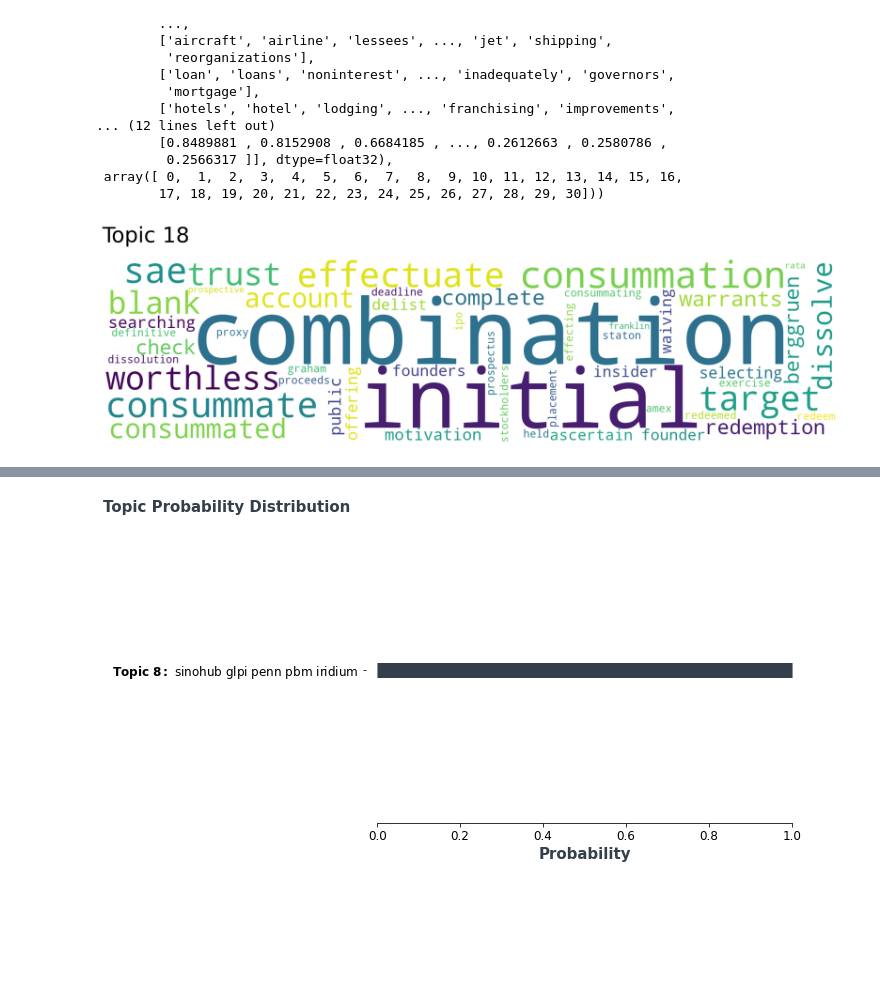
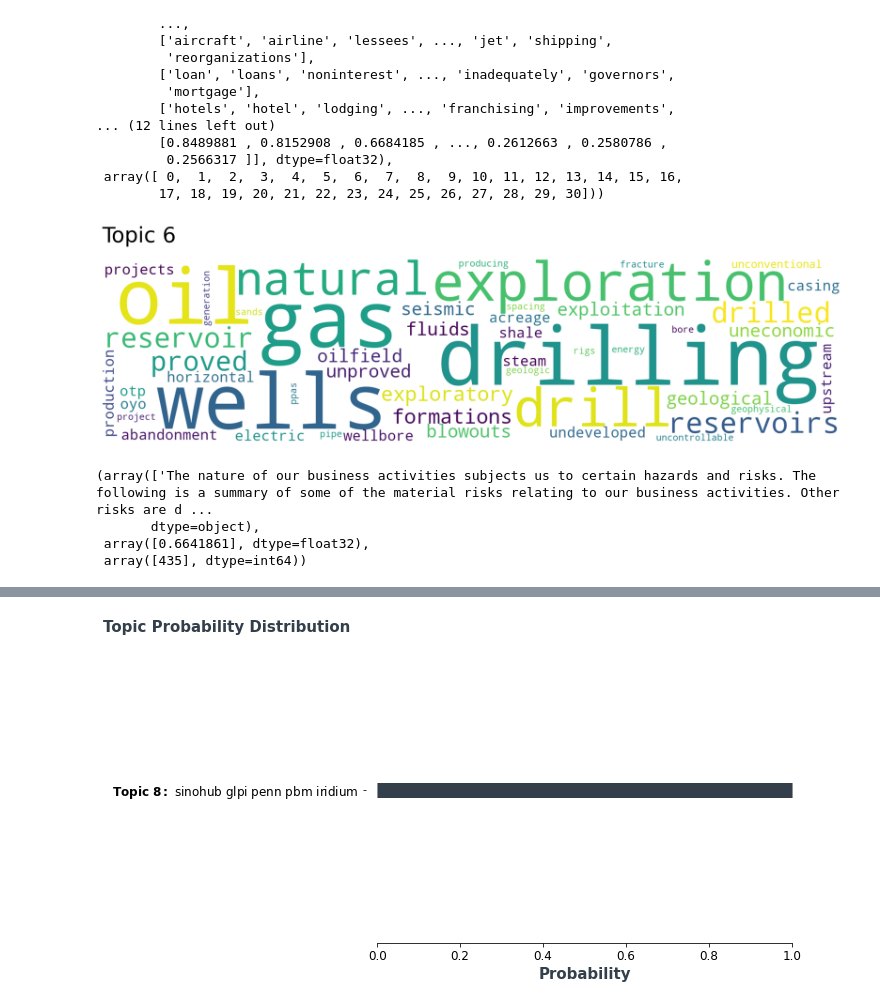
Before and after one commit to Dhruv26/10K-emerging-risk-detection, a Jupyter notebook: notebooks/risk_section_wordcloud.ipynb, the cells around one changed output, grey strips where cells are left out. Drawn from its saved outputs; the diff is of its cells as text; code cells hidden in the pictures; blank space fills up the shorter version.

```diff
--- a/notebooks/risk_section_wordcloud.ipynb
+++ b/notebooks/risk_section_wordcloud.ipynb
@@ -142,6 +142,13 @@ model.get_topics()
  array([ 0,  1,  2,  3,  4,  5,  6,  7,  8,  9, 10, 11, 12, 13, 14, 15, 16,
         17, 18, 19, 20, 21, 22, 23, 24, 25, 26, 27, 28, 29, 30]))
 # %%
-model.generate_topic_wordcloud(topic_num=18, background_color='white')
+model.generate_topic_wordcloud(topic_num=6, background_color='white')
 # %% [output]
-[figure, old version]
+[figure, new version]
+# %%
+model.search_documents_by_topic(topic_num=6, num_docs=1)
+# %% [output]
+(array(['The nature of our business activities subjects us to certain hazards and risks. The following is a summary of some of the material risks relating to our business activities. Other risks are d ...
+       dtype=object),
+ array([0.6641861], dtype=float32),
+ array([435], dtype=int64))
```
Also changed, not shown: parts of 5 cells of this notebook, 1 other file.
